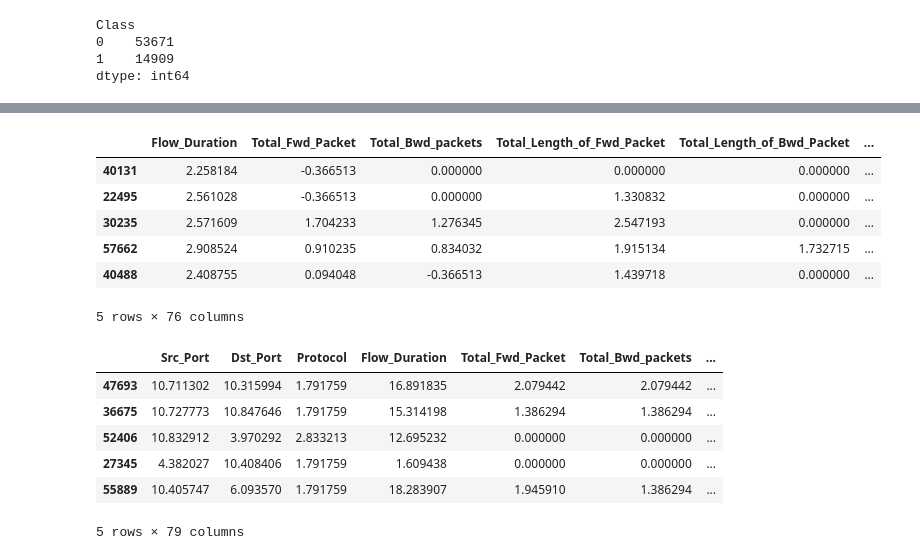
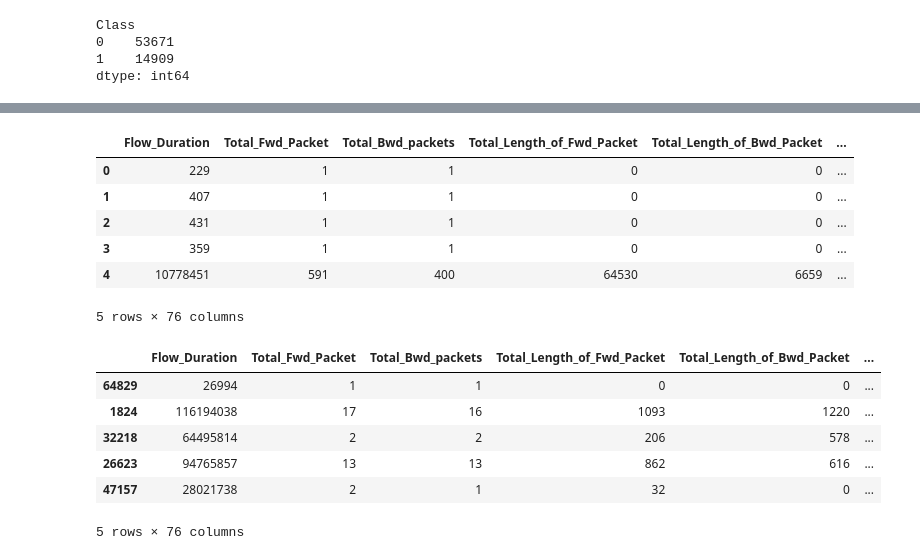
Before and after one commit to fpsomad/fpsomad, a Jupyter notebook: Darknet.ipynb, the cells around one changed output, grey strips where cells are left out. Cells and saved outputs as stored; diff of their text form; code cells hidden in the pictures.

```diff
--- a/Darknet.ipynb
+++ b/Darknet.ipynb
@@ -83,32 +97,24 @@ Length: 84, dtype: int64
 # %%
-# αφαίρεση μεταβλητών Src_IP, Dst_IP, Flow_Bytes/s
-data = data.drop(['Src_IP', 'Dst_IP', 'Flow_Bytes/s', 'Label-1', 'Label-2'], axis = 1)
+# αφαίρεση μη αριθμητικών μεταβλητών
+data = data.drop(['Src_IP','Src_Port', 'Dst_IP','Dst_Port','Protocol', 'Flow_Bytes/s', 'Label-1', 'Label-2'], axis = 1)
+data.head()
+# %% [output]
+|  | Flow_Duration | Total_Fwd_Packet | Total_Bwd_packets | Total_Length_of_Fwd_Packet | Total_Length_of_Bwd_Packet | ... |
+| 0 | 229 | 1 | 1 | 0 | 0 | ... |
+| 1 | 407 | 1 | 1 | 0 | 0 | ... |
+| 2 | 431 | 1 | 1 | 0 | 0 | ... |
+| 3 | 359 | 1 | 1 | 0 | 0 | ... |
+| 4 | 10778451 | 591 | 400 | 64530 | 6659 | ... |
+5 rows × 76 columns
-# %%
-#κλιμάκωση δεδομένων
-data0 = data.drop(['Src_Port', 'Dst_Port','Protocol'], axis = 1)
-
-for column in data0.columns :
-  data0[column] = data0[column].apply(lambda x: np.log(x) if x !=0 else 0)
-
-data0 =data0.sample(frac=1)
-data0.head()
-# %% [output]
-|  | Flow_Duration | Total_Fwd_Packet | Total_Bwd_packets | Total_Length_of_Fwd_Packet | Total_Length_of_Bwd_Packet | ... |
-| 40131 | 2.258184 | -0.366513 | 0.000000 | 0.000000 | 0.000000 | ... |
-| 22495 | 2.561028 | -0.366513 | 0.000000 | 1.330832 | 0.000000 | ... |
-| 30235 | 2.571609 | 1.704233 | 1.276345 | 2.547193 | 0.000000 | ... |
-| 57662 | 2.908524 | 0.910235 | 0.834032 | 1.915134 | 1.732715 | ... |
-| 40488 | 2.408755 | 0.094048 | -0.366513 | 1.439718 | 0.000000 | ... |
-5 rows × 76 columns
 # %%
 # ανακάτεμα συνόλου δεδομένων
 data = data.sample(frac=1)
 data.head()
 # %% [output]
-|  | Src_Port | Dst_Port | Protocol | Flow_Duration | Total_Fwd_Packet | Total_Bwd_packets | ... |
-| 47693 | 10.711302 | 10.315994 | 1.791759 | 16.891835 | 2.079442 | 2.079442 | ... |
-| 36675 | 10.727773 | 10.847646 | 1.791759 | 15.314198 | 1.386294 | 1.386294 | ... |
-| 52406 | 10.832912 | 3.970292 | 2.833213 | 12.695232 | 0.000000 | 0.000000 | ... |
-| 27345 | 4.382027 | 10.408406 | 1.791759 | 1.609438 | 0.000000 | 0.000000 | ... |
-| 55889 | 10.405747 | 6.093570 | 1.791759 | 18.283907 | 1.945910 | 1.386294 | ... |
+|  | Flow_Duration | Total_Fwd_Packet | Total_Bwd_packets | Total_Length_of_Fwd_Packet | Total_Length_of_Bwd_Packet | ... |
+| 64829 | 26994 | 1 | 1 | 0 | 0 | ... |
+| 1824 | 116194038 | 17 | 16 | 1093 | 1220 | ... |
+| 32218 | 64495814 | 2 | 2 | 206 | 578 | ... |
+| 26623 | 94765857 | 13 | 13 | 862 | 616 | ... |
+| 47157 | 28021738 | 2 | 1 | 32 | 0 | ... |
-5 rows × 79 columns
+5 rows × 76 columns
```
Also changed, not shown: parts of 9 cells of this notebook.
